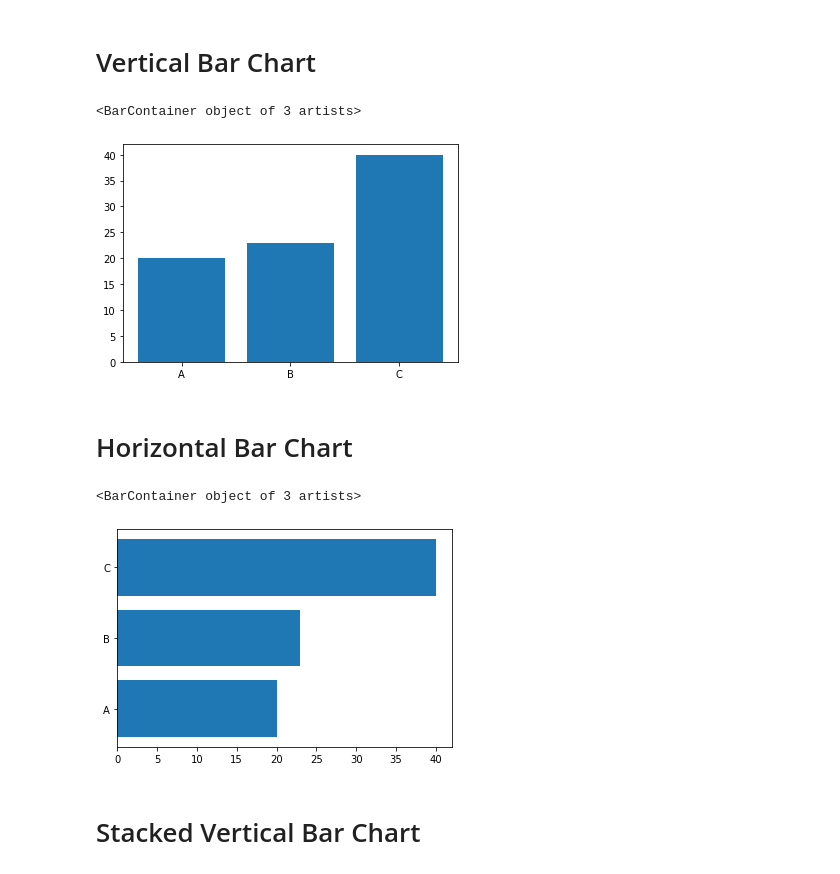
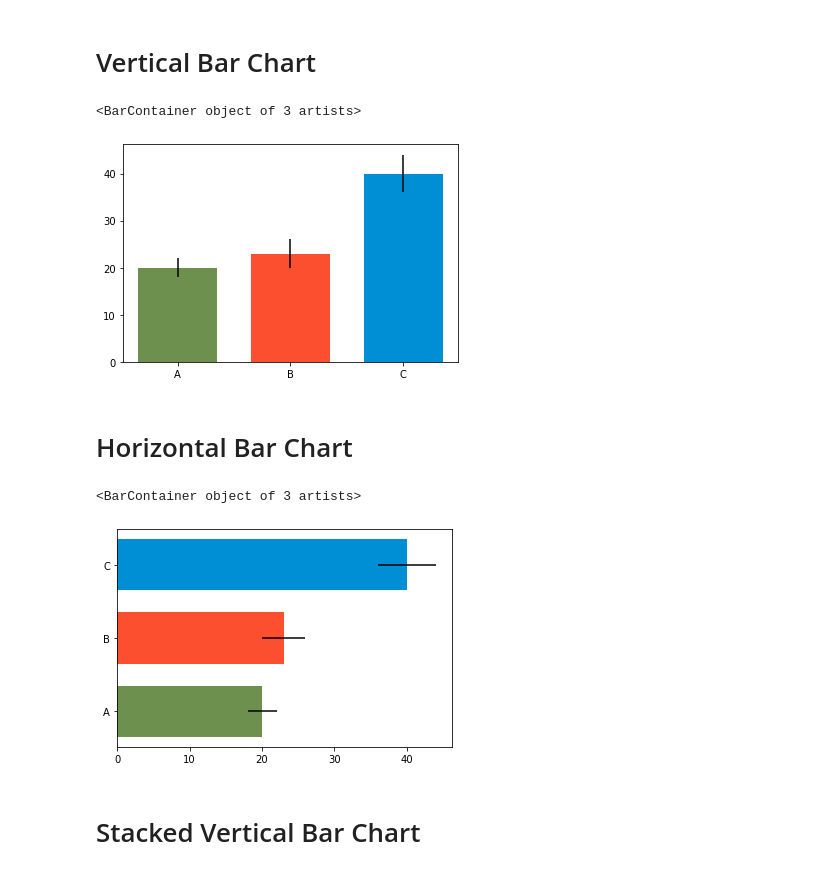
Before and after one commit to Ryan-Ashton/visualisation_notes, a Jupyter notebook: Matplotlib.ipynb, the cells around one changed output. Saved outputs shown, nothing was run; the diff lists cells and outputs as text; code cells hidden in the pictures.

```diff
--- a/Matplotlib.ipynb
+++ b/Matplotlib.ipynb
@@ -374,25 +420,36 @@ fig = plt.figure()
 
 x = ["A", "B", "C"]
 y = [20, 23, 40]
+standard_deviation = [2,3,4]
+colours = ['#6d904f', '#fc4f30', '#008fd5']
+width = 0.7
 
-
-plt.bar(x, y)
+plt.bar(x, y,
+       yerr=standard_deviation,
+       color=colours,
+       width=width)
 # %% [output]
 <BarContainer object of 3 artists>
-[figure, old version]
+[figure, new version]
 # %% [markdown]
 # Horizontal Bar Chart
 # %%
 fig = plt.figure()
 
 x = ["A", "B", "C"]
 y = [20, 23, 40]
+standard_deviation = [2,3,4]
+colours = ['#6d904f', '#fc4f30', '#008fd5']
+width = 0.7
 
 
-plt.barh(x, y)
+plt.barh(x, y,
+         xerr=standard_deviation,
+         color=colours,
+         height=width)
 # %% [output]
 <BarContainer object of 3 artists>
-[figure, old version]
+[figure, new version]
 # %% [markdown]
 # Stacked Vertical Bar Chart
 # %%
```
Also changed, not shown: parts of 17 cells of this notebook.
